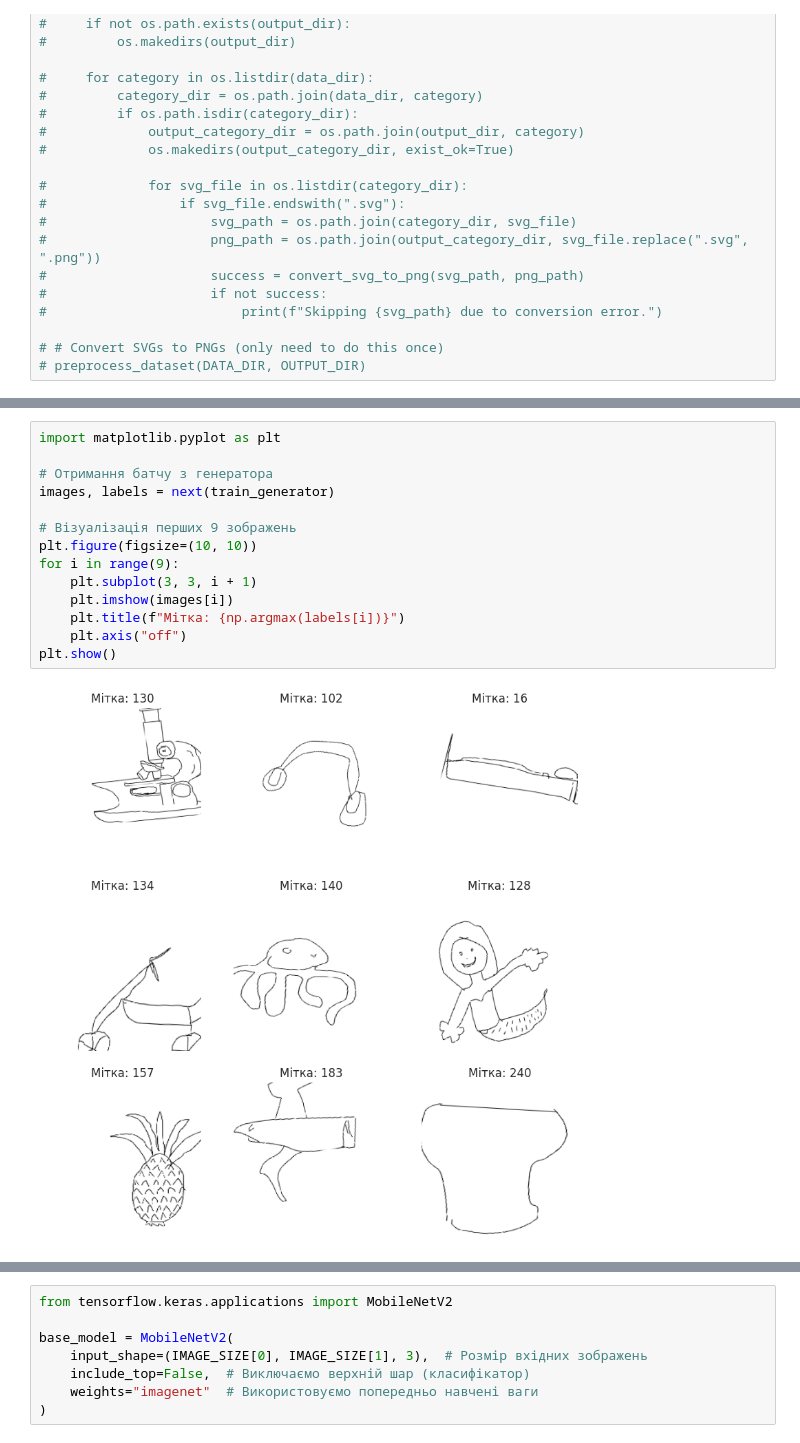
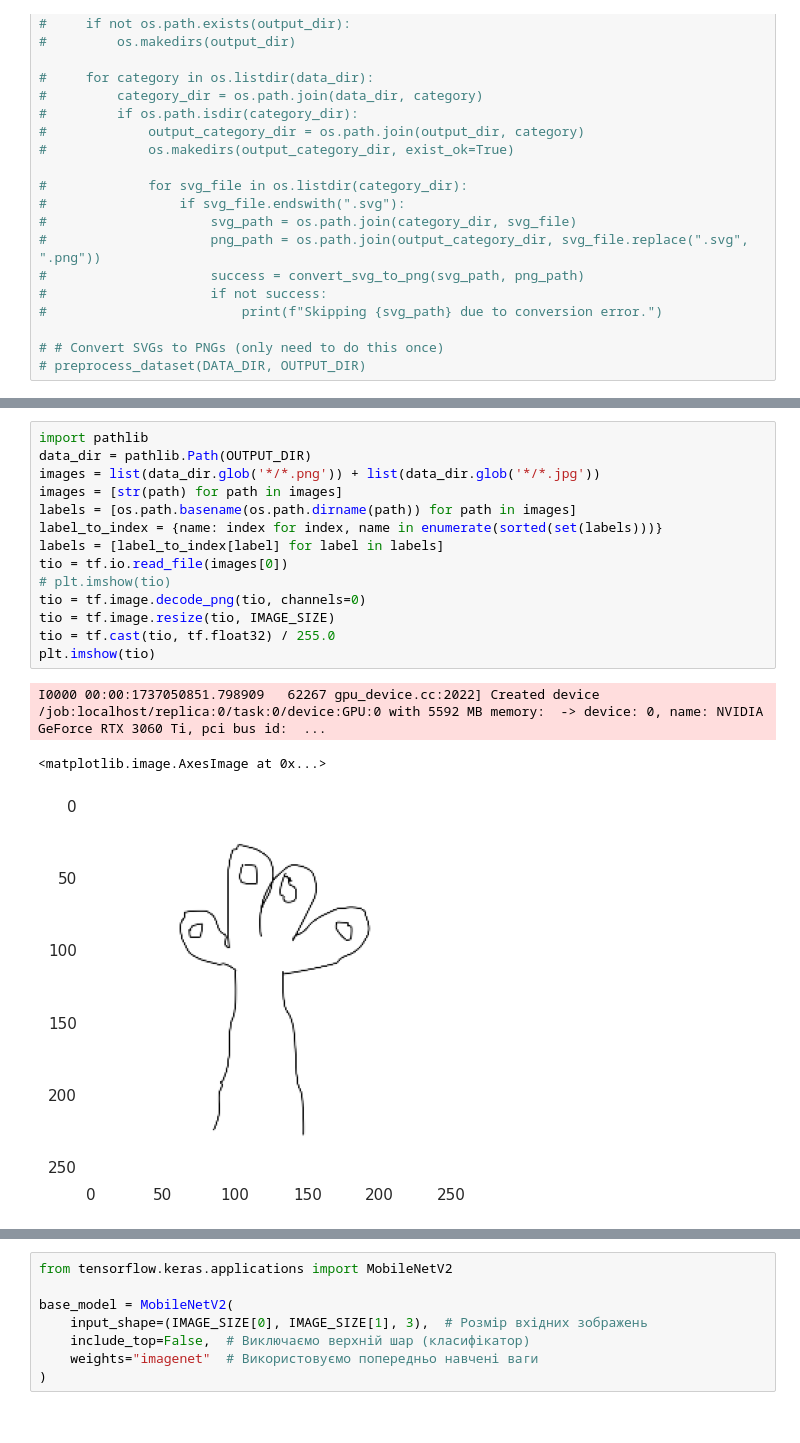
Before and after one commit to Qizix/sketch-cnn-classifier-web, a Jupyter notebook: notebooks/first_day_MobileNetV2.ipynb, the cells around one changed output, grey strips where cells are left out. Cells and saved outputs as stored; diff of their text form.

```diff
--- a/notebooks/first_day_MobileNetV2.ipynb
+++ b/notebooks/first_day_MobileNetV2.ipynb
@@ -191,16 +188,18 @@ Found 3999 images belonging to 250 classes.
-# %%
-import matplotlib.pyplot as plt
-
-# Отримання батчу з генератора
-images, labels = next(train_generator)
-
-# Візуалізація перших 9 зображень
-plt.figure(figsize=(10, 10))
-for i in range(9):
-    plt.subplot(3, 3, i + 1)
-    plt.imshow(images[i])
-    plt.title(f"Мітка: {np.argmax(labels[i])}")
-    plt.axis("off")
-plt.show()
-# %% [output]
-[figure, removed]
+# %%
+import pathlib
+data_dir = pathlib.Path(OUTPUT_DIR)
+images = list(data_dir.glob('*/*.png')) + list(data_dir.glob('*/*.jpg'))
+images = [str(path) for path in images]
+labels = [os.path.basename(os.path.dirname(path)) for path in images]
+label_to_index = {name: index for index, name in enumerate(sorted(set(labels)))}
+labels = [label_to_index[label] for label in labels]
+tio = tf.io.read_file(images[0])
+# plt.imshow(tio)
+tio = tf.image.decode_png(tio, channels=0)
+tio = tf.image.resize(tio, IMAGE_SIZE)
+tio = tf.cast(tio, tf.float32) / 255.0
+plt.imshow(tio)
+# %% [output]
+I0000 00:00:1737050851.798909   62267 gpu_device.cc:2022] Created device /job:localhost/replica:0/task:0/device:GPU:0 with 5592 MB memory:  -> device: 0, name: NVIDIA GeForce RTX 3060 Ti, pci bus id:  ...
+<matplotlib.image.AxesImage at 0x...>
+[figure, added]
```
Also changed, not shown: parts of 15 cells of this notebook, 1 other file.
